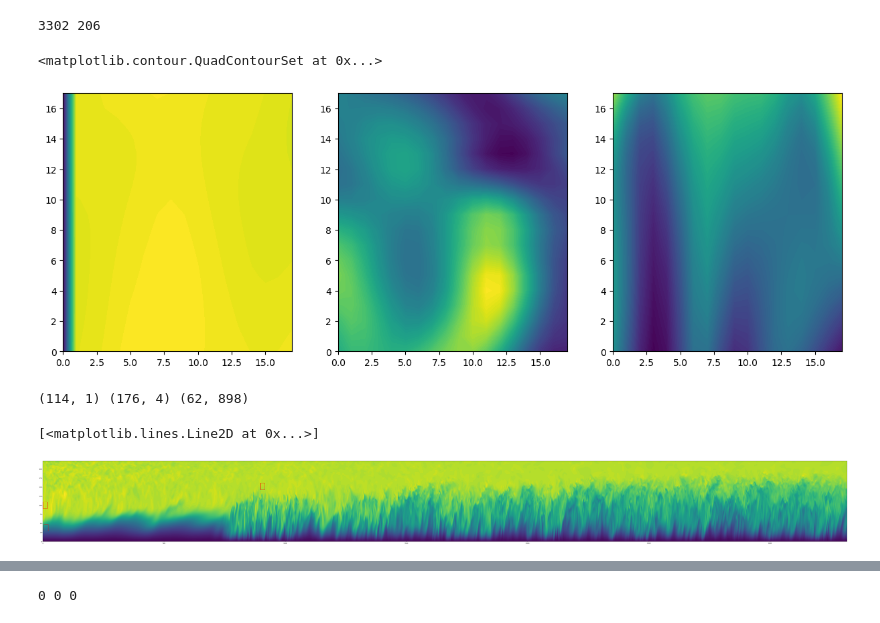
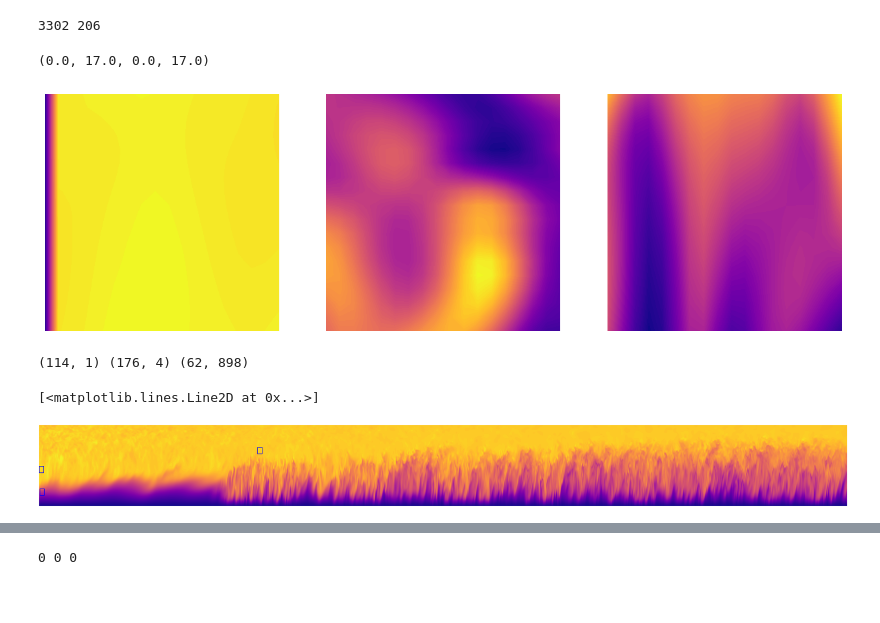
Before and after one commit to cmudrc/ALDS, a Jupyter notebook: data.ipynb, the cells around one changed output, grey strips where cells are left out. Saved outputs shown, nothing was run; the diff lists cells and outputs as text; code cells hidden in the pictures; blank space fills up the shorter version.

```diff
--- a/data.ipynb
+++ b/data.ipynb
@@ -29,17 +29,22 @@ print(num_partiton_dim_x, num_partiton_dim_y)
 3302 206
 # %%
 
-fig, ax = plt.subplots(1, 3, figsize=(15, 5))
-ax[0].contourf(sub_sample_0, levels=100)
-ax[1].contourf(sub_sample_1, levels=100)
-ax[2].contourf(sub_sample_2, levels=100)
+fig, ax = plt.subplots(1, 3, figsize=(15, 4.5))
+ax[0].contourf(sub_sample_0, levels=100, cmap='plasma')
+ax[0].axis('off')
+ax[1].contourf(sub_sample_1, levels=100, cmap='plasma')
+ax[1].axis('off')
+
+ax[2].contourf(sub_sample_2, levels=100, cmap='plasma' )
+ax[2].axis('off')
 # %% [output]
-<matplotlib.contour.QuadContourSet at 0x...>
+(0.0, 17.0, 0.0, 17.0)
-[figure, old version]
+[figure, new version]
 # %%
 # plot the full sample with red box marking the sub sample location
 plt.figure(figsize=(100, 10))
-plt.contourf(full_sample_recon.squeeze(), levels=100)
+plt.contourf(full_sample_recon.squeeze(), levels=100, cmap='plasma')
+plt.axis('off')
 sample_0_loc = (idx1 % num_partiton_dim_y, idx1 // num_partiton_dim_y)
 sample_1_loc = (idx2 % num_partiton_dim_y, idx2 // num_partiton_dim_y)
 sample_2_loc = (idx3 % num_partiton_dim_y, idx3 // num_partiton_dim_y)
@@ -50,13 +55,13 @@ sample_0_loc = (full_sample_recon.shape[0] - sample_0_loc[0] - sub_sample_0.shap
 sample_1_loc = (full_sample_recon.shape[0] - sample_1_loc[0] - sub_sample_1.shape[0], sample_1_loc[1])
 sample_2_loc = (full_sample_recon.shape[0] - sample_2_loc[0] - sub_sample_2.shape[0], sample_2_loc[1])
 
-plt.plot([sample_0_loc[1], sample_0_loc[1] + sub_sample_0.shape[1], sample_0_loc[1] + sub_sample_0.shape[1], sample_0_loc[1], sample_0_loc[1]], [sample_0_loc[0], sample_0_loc[0], sample_0_loc[0] + sub_sample_0.shape[0], sample_0_loc[0] + sub_sample_0.shape[0], sample_0_loc[0]], 'r')
-plt.plot([sample_1_loc[1], sample_1_loc[1] + sub_sample_1.shape[1], sample_1_loc[1] + sub_sample_1.shape[1], sample_1_loc[1], sample_1_loc[1]], [sample_1_loc[0], sample_1_loc[0], sample_1_loc[0] + sub_sample_1.shape[0], sample_1_loc[0] + sub_sample_1.shape[0], sample_1_loc[0]], 'r')
-plt.plot([sample_2_loc[1], sample_2_loc[1] + sub_sample_2.shape[1], sample_2_loc[1] + sub_sample_2.shape[1], sample_2_loc[1], sample_2_loc[1]], [sample_2_loc[0], sample_2_loc[0], sample_2_loc[0] + sub_sample_2.shape[0], sample_2_loc[0] + sub_sample_2.shape[0], sample_2_loc[0]], 'r')
+plt.plot([sample_0_loc[1], sample_0_loc[1] + sub_sample_0.shape[1], sample_0_loc[1] + sub_sample_0.shape[1], sample_0_loc[1], sample_0_loc[1]], [sample_0_loc[0], sample_0_loc[0], sample_0_loc[0] + sub_sample_0.shape[0], sample_0_loc[0] + sub_sample_0.shape[0], sample_0_loc[0]], 'b', linewidth=4)
+plt.plot([sample_1_loc[1], sample_1_loc[1] + sub_sample_1.shape[1], sample_1_loc[1] + sub_sample_1.shape[1], sample_1_loc[1], sample_1_loc[1]], [sample_1_loc[0], sample_1_loc[0], sample_1_loc[0] + sub_sample_1.shape[0], sample_1_loc[0] + sub_sample_1.shape[0], sample_1_loc[0]], 'b', linewidth=4)
+plt.plot([sample_2_loc[1], sample_2_loc[1] + sub_sample_2.shape[1], sample_2_loc[1] + sub_sample_2.shape[1], sample_2_loc[1], sample_2_loc[1]], [sample_2_loc[0], sample_2_loc[0], sample_2_loc[0] + sub_sample_2.shape[0], sample_2_loc[0] + sub_sample_2.shape[0], sample_2_loc[0]], 'b', linewidth=4)
 # %% [output]
 (114, 1) (176, 4) (62, 898)
 [<matplotlib.lines.Line2D at 0x...>]
-[figure, old version]
+[figure, new version]
 # %%
 from models.encoder import SpectrumEncoder
 
```
Also changed, not shown: parts of 6 cells of this notebook.
